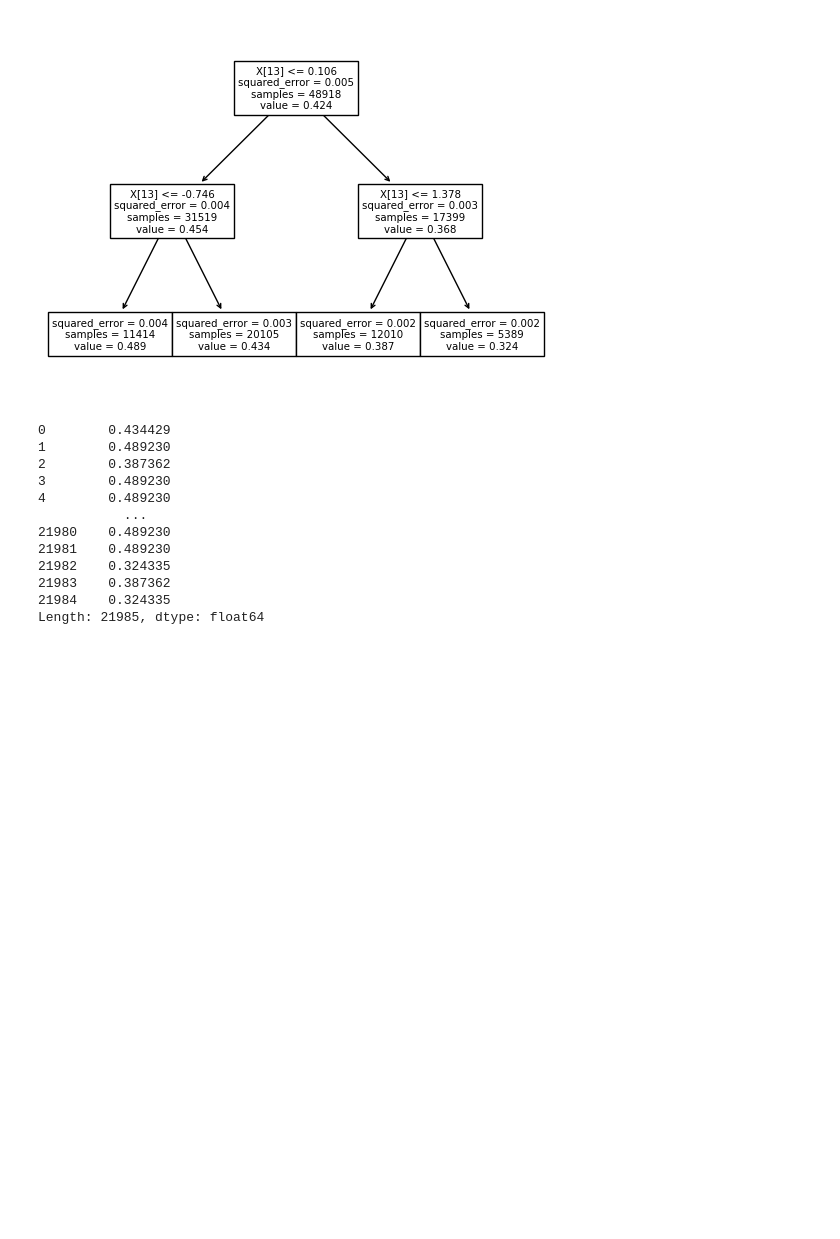
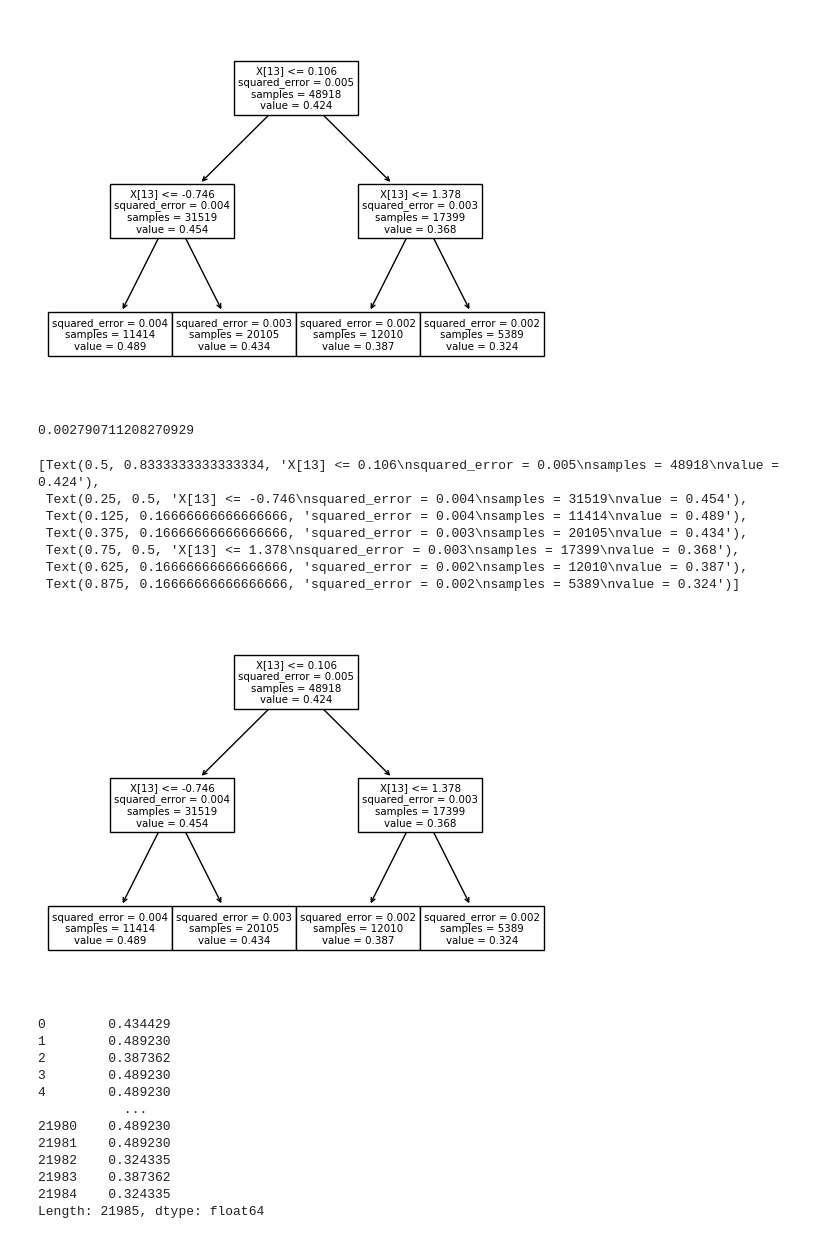
Before and after one commit to griffindvs/mobility-models, a Jupyter notebook: baselines.ipynb, the cells around one changed output. Drawn from its saved outputs; the diff is of its cells as text; code cells hidden in the pictures; blank space fills up the shorter version.

```diff
--- a/baselines.ipynb
+++ b/baselines.ipynb
@@ -64,9 +64,9 @@ ds = ds[ds.columns[ds.columns.isin(cols)]]
 # ds.to_csv('subset.csv', index=False)
 
 # Remove null data
-# ds = ds.dropna()
-ds2 = ds[ds.isna().any(axis=1)]
-ds2.to_csv('nulls.csv', index=False)
+ds = ds.dropna()
+# ds2 = ds[ds.isna().any(axis=1)]
+# ds2.to_csv('nulls.csv', index=False)
 # %%
 from sklearn import tree
 
@@ -165,6 +165,28 @@ tree.plot_tree(md)
  Text(0.625, 0.16666666666666666, 'squared_error = 0.002\nsamples = 12010\nvalue = 0.387'),
  Text(0.875, 0.16666666666666666, 'squared_error = 0.002\nsamples = 5389\nvalue = 0.324')]
 [figure]
+# %%
+md2 = tree.DecisionTreeRegressor(max_depth=5)
+md2 = md2.fit(X, Y)
+
+predict_Y = md2.predict(test_X)
+
+# Mean squared error
+from sklearn.metrics import mean_squared_error
+mean_squared_error(test_Y, predict_Y)
+# %% [output]
+0.002790711208270929
+# %%
+tree.plot_tree(md)
+# %% [output]
+[Text(0.5, 0.8333333333333334, 'X[13] <= 0.106\nsquared_error = 0.005\nsamples = 48918\nvalue = 0.424'),
+ Text(0.25, 0.5, 'X[13] <= -0.746\nsquared_error = 0.004\nsamples = 31519\nvalue = 0.454'),
+ Text(0.125, 0.16666666666666666, 'squared_error = 0.004\nsamples = 11414\nvalue = 0.489'),
+ Text(0.375, 0.16666666666666666, 'squared_error = 0.003\nsamples = 20105\nvalue = 0.434'),
+ Text(0.75, 0.5, 'X[13] <= 1.378\nsquared_error = 0.003\nsamples = 17399\nvalue = 0.368'),
+ Text(0.625, 0.16666666666666666, 'squared_error = 0.002\nsamples = 12010\nvalue = 0.387'),
+ Text(0.875, 0.16666666666666666, 'squared_error = 0.002\nsamples = 5389\nvalue = 0.324')]
+[figure, added]
 # %%
 pd.Series(predict_Y)
 # %% [output]
```
Also changed, not shown: parts of 2 cells of this notebook, 2 other files.
